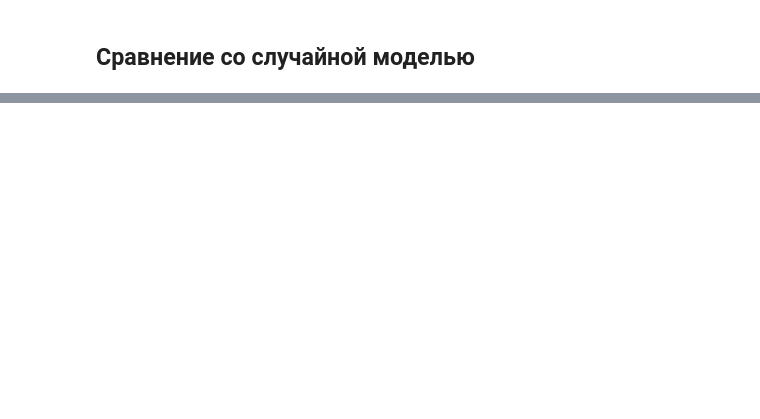
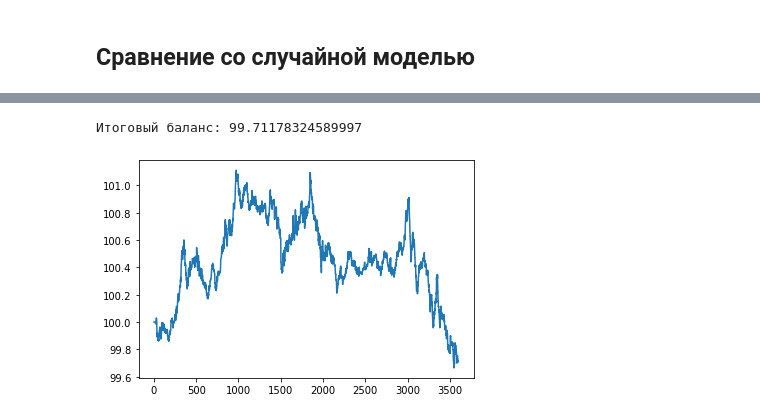
Before and after one commit to Markfryazino/Distonx, a Jupyter notebook: trash/dqn-learn.ipynb, the cells around one changed output, grey strips where cells are left out. Cells and saved outputs as stored; diff of their text form; code cells hidden in the pictures; blank space fills up the shorter version.

```diff
--- a/trash/dqn-learn.ipynb
+++ b/trash/dqn-learn.ipynb
@@ -162,0 +239,5 @@ plt.plot(range(len(balances)), balances)
+# %%
+actions = custom_driver(collect_policy, train_env)
+# %% [output]
+Итоговый баланс: 99.71178324589997
+[figure, added]
```
Also changed, not shown: parts of 12 cells of this notebook, 2 other files.
